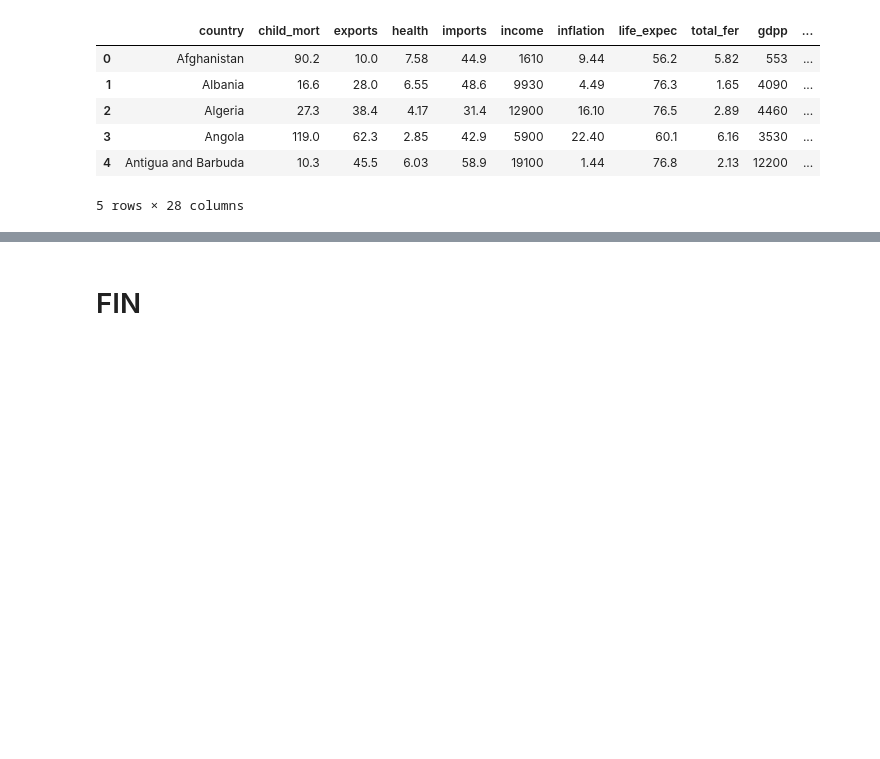
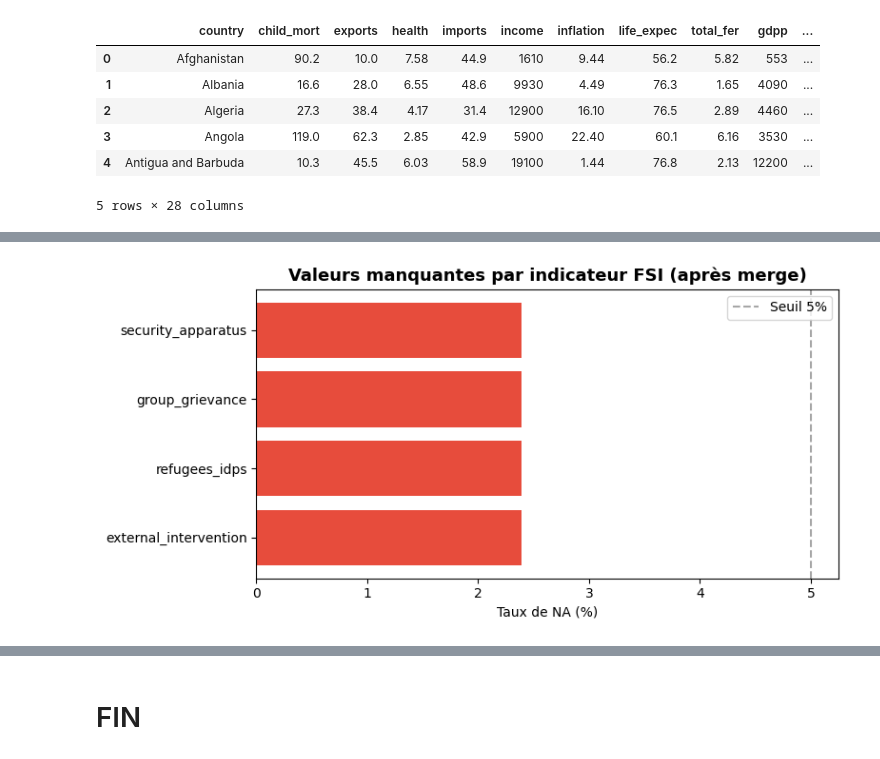
Before and after one commit to awa-d/ML2-project_clustering-countries, a Jupyter notebook: notebooks/P0_init-merge.ipynb, the cells around one changed output, grey strips where cells are left out. Drawn from its saved outputs; the diff is of its cells as text; code cells hidden in the pictures; blank space fills up the shorter version.

Commit message:
P0_merge:  exament des NA de fsi dataset  et maj Awa version

```diff
--- a/notebooks/P0_init-merge.ipynb
+++ b/notebooks/P0_init-merge.ipynb
@@ -943,0 +946,27 @@ Dimensions post-fusion FSI : (167, 28)
+# %%
+fsi_vars = list(fsi_conf["variables"].values())
+
+# Pays du référentiel absents du FSI
+iso_reference = set(df_final['iso_code'].unique())
+iso_fsi_set   = set(df_fsi['iso_code'].unique())
+missing_fsi   = iso_reference - iso_fsi_set
+
+def iso_to_name(iso):
+    try:
+        return pycountry.countries.get(alpha_3=iso).name
+    except:
+        return iso
+
+print(f"Pays absents du FSI ({len(missing_fsi)}) :")
+for iso in sorted(missing_fsi):
+    print(f"  - {iso} : {iso_to_name(iso)}")
+
+# NA générés dans df_final après le left merge
+df_fsi_na = df_final.loc[df_final['iso_code'].isin(missing_fsi), ['country', 'iso_code'] + fsi_vars]
+print(f"\nNA pour ces pays :")
+display(df_fsi_na)
+
+# Taux de NA global par variable FSI
+fsi_na_pct = (df_final[fsi_vars].isnull().sum() / len(df_final) * 100).sort_values(ascending=False)
+print("\nTaux de NA par indicateur FSI :")
+print(fsi_na_pct.map("{:.2f}%".format))
@@ -943,0 +992,12 @@ Dimensions post-fusion FSI : (167, 28)
+# %%
+fig, ax = plt.subplots(figsize=(8, 4))
+colors = ['#e74c3c' if v > 0 else '#2ecc71' for v in fsi_na_pct.values]
+ax.barh(fsi_na_pct.index[::-1], fsi_na_pct.values[::-1], color=colors[::-1])
+ax.set_xlabel("Taux de NA (%)")
+ax.set_title("Valeurs manquantes par indicateur FSI (après merge)", fontsize=13, fontweight='bold')
+ax.axvline(x=5, color='gray', linestyle='--', alpha=0.7, label='Seuil 5%')
+ax.legend()
+plt.tight_layout()
+plt.show()
+# %% [output]
+[figure, added]
```
Also changed, not shown: parts of 4 cells of this notebook.
